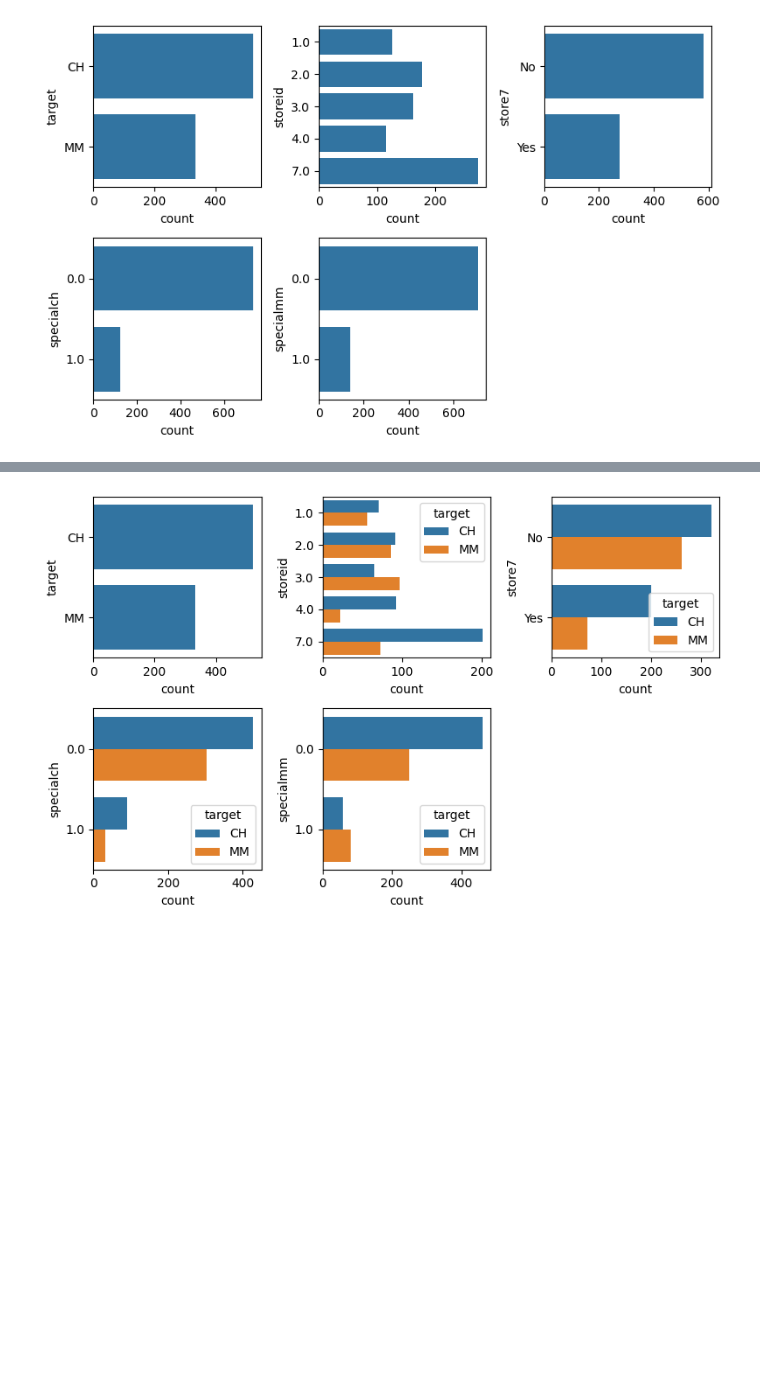
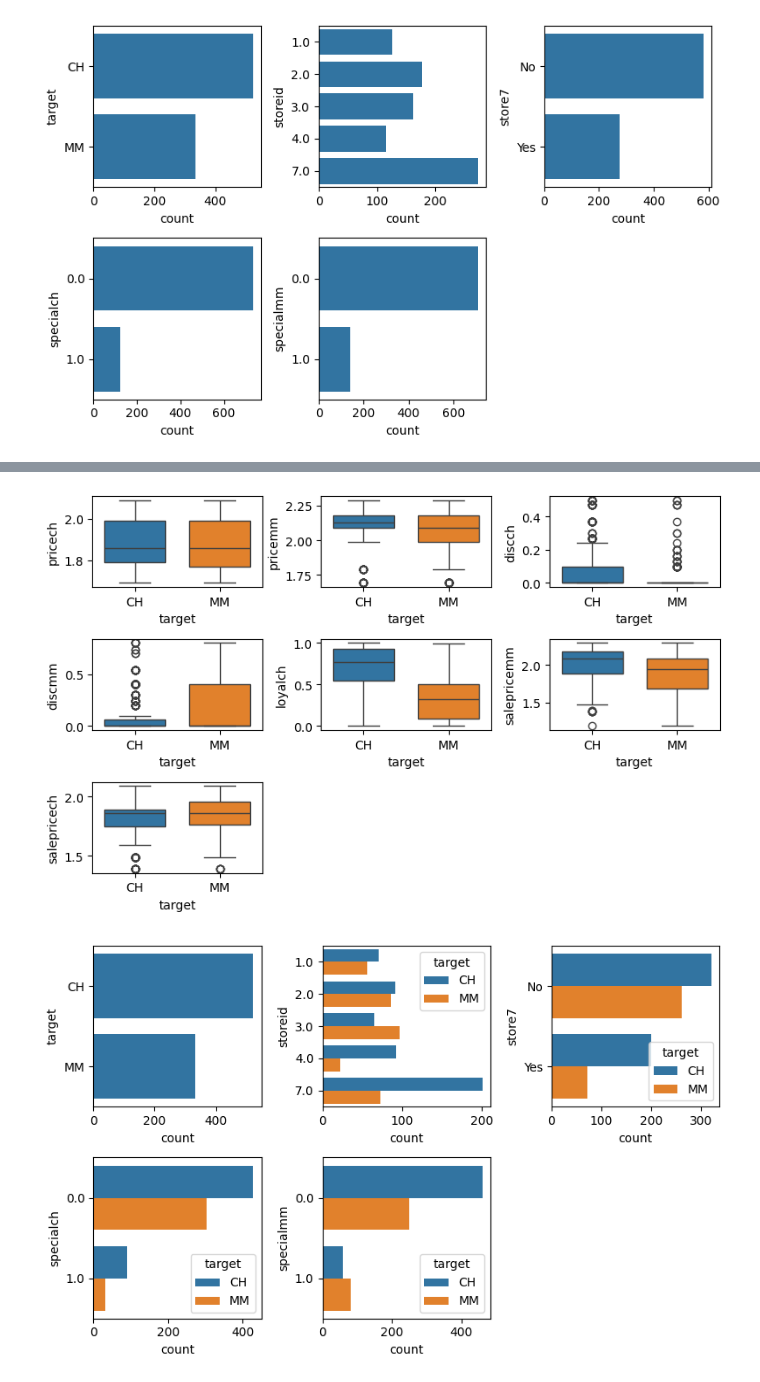
Before and after one commit to alexismenanieves/4Geeks, a Jupyter notebook: notebooks/Orange_Juice_Model.ipynb, the cells around one changed output, grey strips where cells are left out. Drawn from its saved outputs; the diff is of its cells as text; code cells hidden in the pictures; blank space fills up the shorter version.

```diff
--- a/notebooks/Orange_Juice_Model.ipynb
+++ b/notebooks/Orange_Juice_Model.ipynb
@@ -195,3 +194,16 @@ plt.show()
+# %%
+fig, ax = plt.subplots(3,3, figsize=(8,5))
+axs = ax.flatten()
+numcols = df_train.select_dtypes('number').columns
+for i in range(len(numcols)):
+    sns.boxplot(data=df_train, y=numcols[i], x='target',
+                hue='target', gap=.1, ax=axs[i], legend=None)
+fig.delaxes(axs[7])
+fig.delaxes(axs[8])
+fig.tight_layout()
+plt.show()
+# %% [output]
+[figure, added]
 # %%
 # 3.6 Perform bivariate analysis - Categorical vs target
 fig, ax = plt.subplots(2,3, figsize=(8,5))
```
Also changed, not shown: parts of 21 cells of this notebook.
